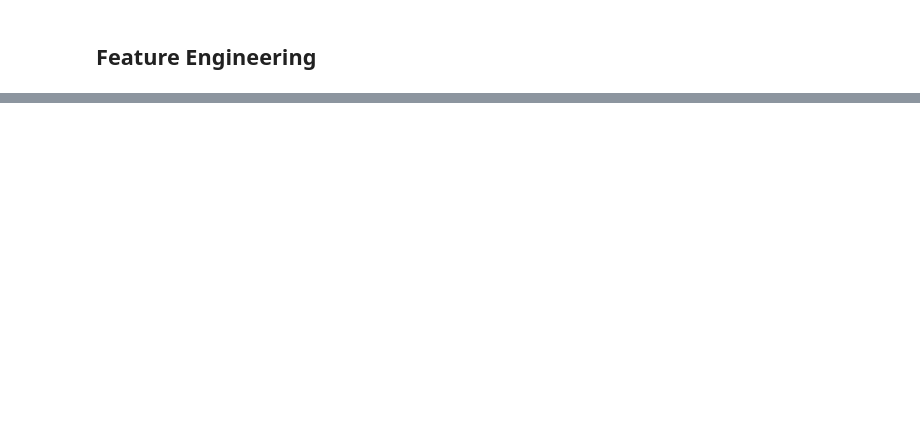
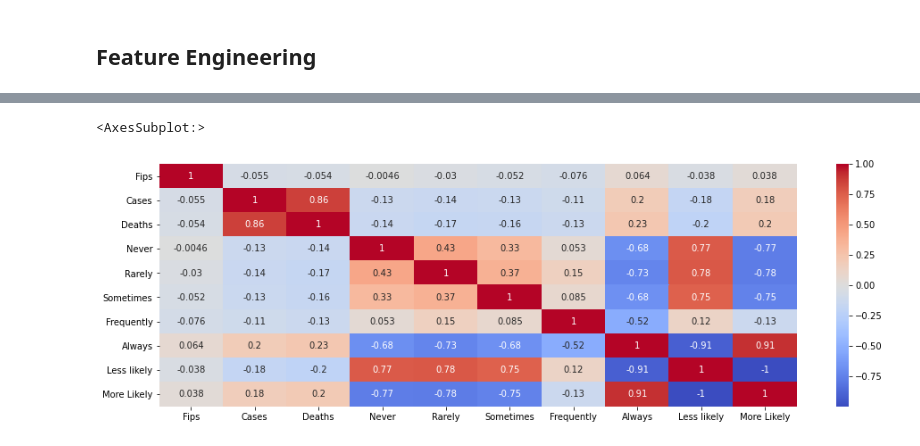
Before and after one commit to jtvkw2/Covid_Analysis, a Jupyter notebook: Covid Analysis.ipynb, the cells around one changed output, grey strips where cells are left out. Saved outputs shown, nothing was run; the diff lists cells and outputs as text; code cells hidden in the pictures; blank space fills up the shorter version.

```diff
--- a/Covid Analysis.ipynb
+++ b/Covid Analysis.ipynb
@@ -119,3 +115,7 @@ sns.heatmap(data[cols].corr(), annot = True, cmap= 'coolwarm', fmt='.2g')
 # %% [markdown]
 <a id = "feature"></a>
 ## Feature Engineering
+# %%
+data['Less likely'] = data['Never'] + data['Rarely'] + data['Sometimes']
+data['More Likely'] = data['Frequently'] + data['Always']
+data.head()
@@ -121,0 +129,7 @@ sns.heatmap(data[cols].corr(), annot = True, cmap= 'coolwarm', fmt='.2g')
+# %%
+cols = data.columns[:50]
+plt.figure(figsize = (16,5))
+sns.heatmap(data[cols].corr(), annot = True, cmap= 'coolwarm', fmt='.2g')
+# %% [output]
+<AxesSubplot:>
+[figure, added]
```
Also changed, not shown: parts of 11 cells of this notebook.
